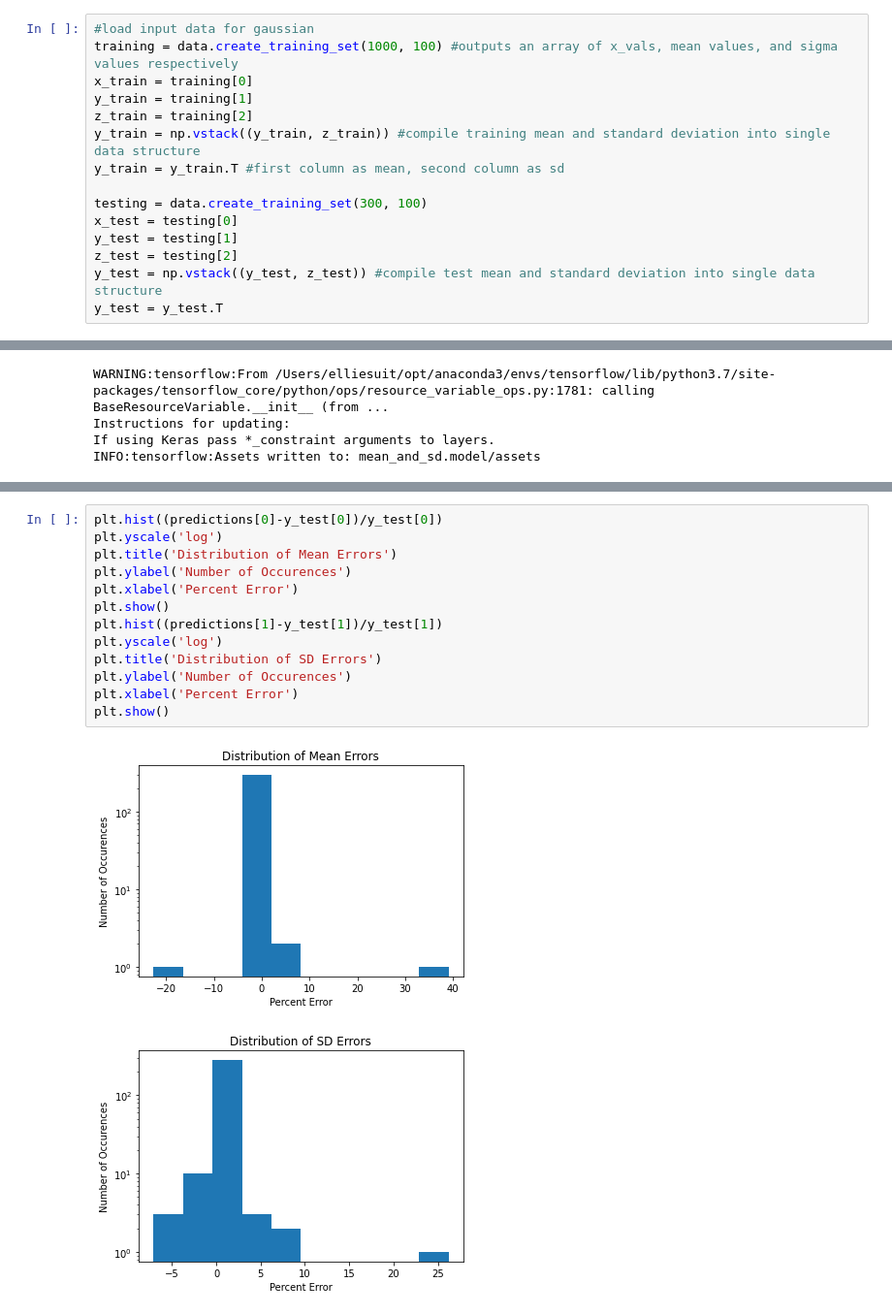
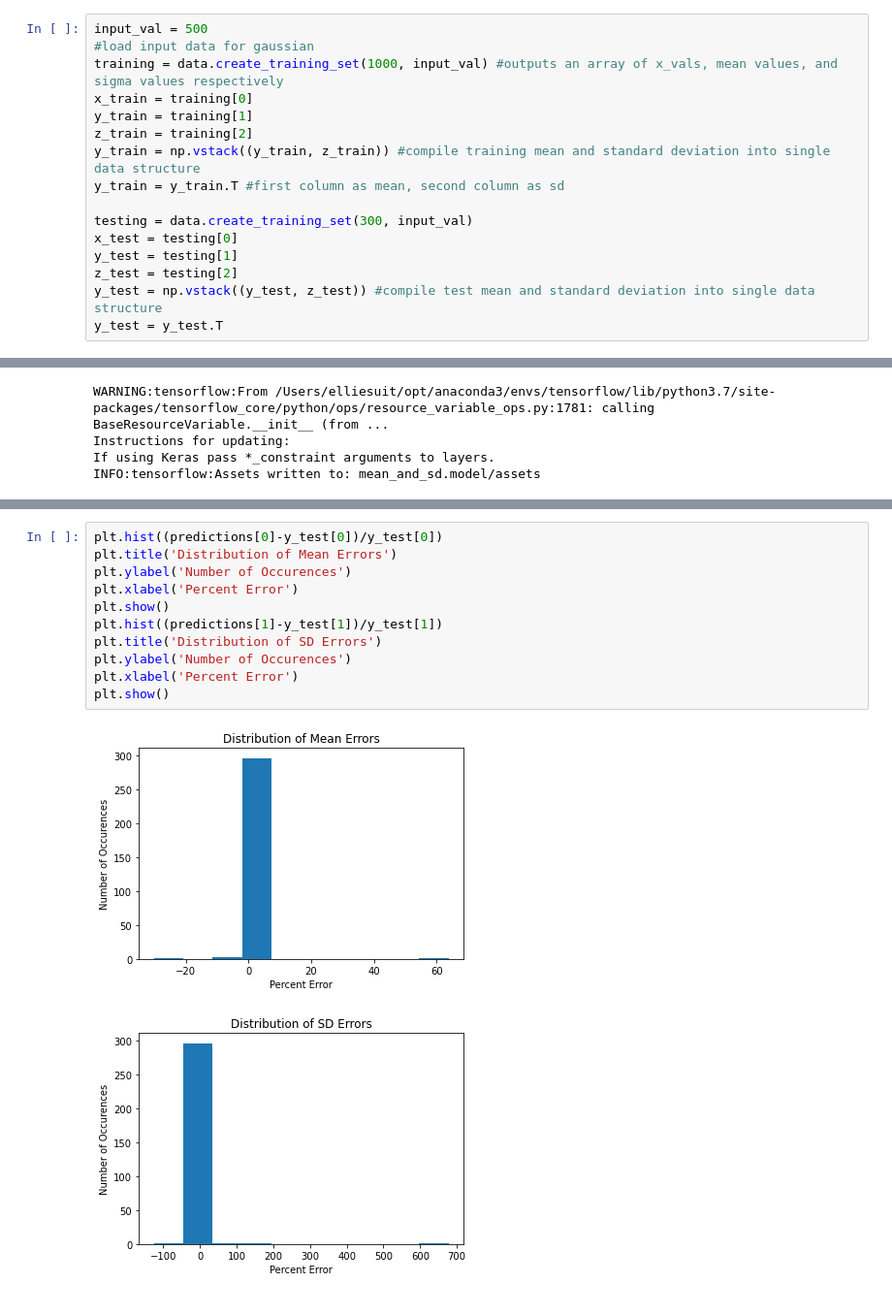
Before and after one commit to esuit24/Research2021, a Jupyter notebook: Neural_Network_Mean_Standard_Deviation.ipynb, the cells around one changed output, grey strips where cells are left out. Shown: that part at 97% size. Saved outputs shown, nothing was run; the diff lists cells and outputs as text.

Commit message:
New Graphs and Playing around with paramters

```diff
--- a/Neural_Network_Mean_Standard_Deviation.ipynb
+++ b/Neural_Network_Mean_Standard_Deviation.ipynb
@@ -6,15 +6,16 @@ import matplotlib.pyplot as plt
 #import os
 #os.environ['KMP_DUPLICATE_LIB_OK']='True'
 # %%
+input_val = 500
 #load input data for gaussian
-training = data.create_training_set(1000, 100) #outputs an array of x_vals, mean values, and sigma values respectively
+training = data.create_training_set(1000, input_val) #outputs an array of x_vals, mean values, and sigma values respectively
 x_train = training[0]
 y_train = training[1]
 z_train = training[2]
 y_train = np.vstack((y_train, z_train)) #compile training mean and standard deviation into single data structure
 y_train = y_train.T #first column as mean, second column as sd
 
-testing = data.create_training_set(300, 100)
+testing = data.create_training_set(300, input_val)
 x_test = testing[0]
 y_test = testing[1]
 z_test = testing[2]
@@ -136,16 +134,14 @@ plt.show()
 # %%
 plt.hist((predictions[0]-y_test[0])/y_test[0])
-plt.yscale('log')
 plt.title('Distribution of Mean Errors')
 plt.ylabel('Number of Occurences')
 plt.xlabel('Percent Error')
 plt.show()
 plt.hist((predictions[1]-y_test[1])/y_test[1])
-plt.yscale('log')
 plt.title('Distribution of SD Errors')
 plt.ylabel('Number of Occurences')
 plt.xlabel('Percent Error')
 plt.show()
 # %% [output]
-[figure, old version]
+[figure, new version]
-[figure, old version]
+[figure, new version]
```
Also changed, not shown: parts of 8 cells of this notebook, 14 other files.
